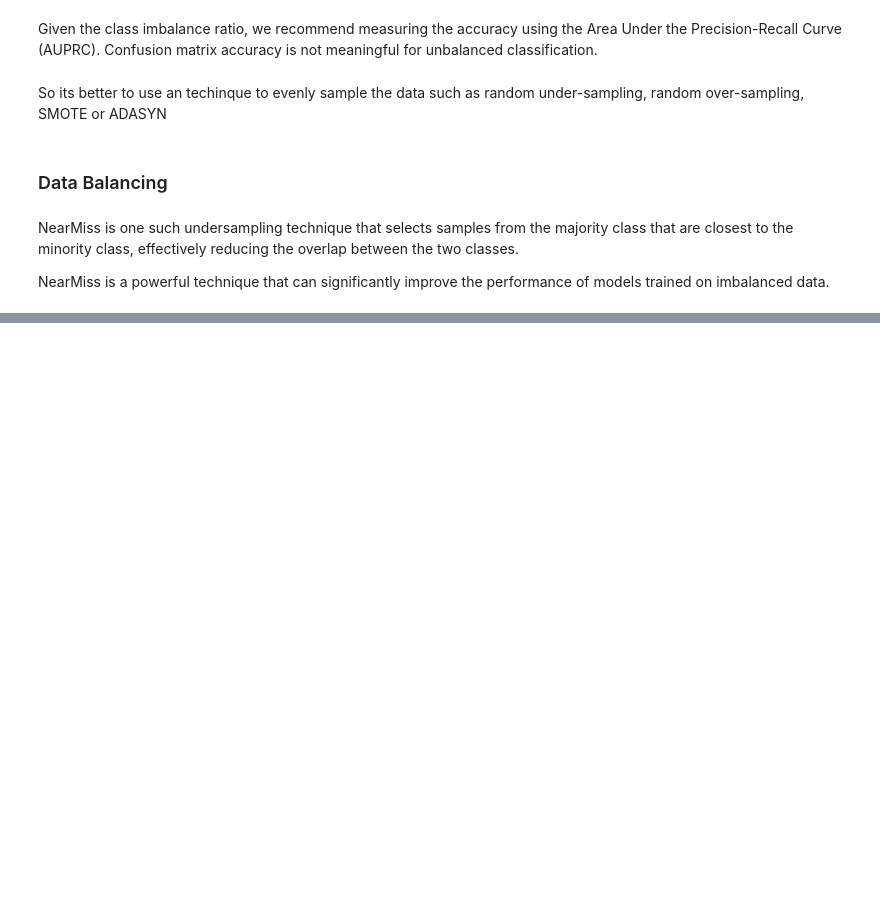
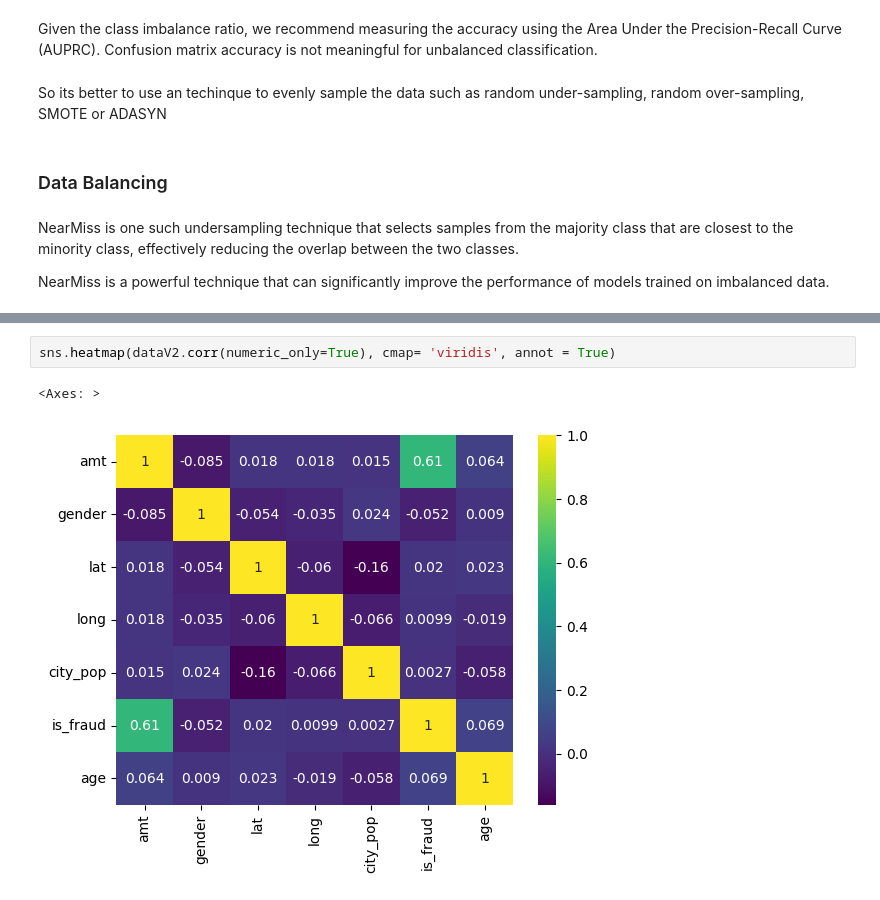
Before and after one commit to ZERO-legion5/KH004-RiskRadar, a Jupyter notebook: main.ipynb, the cells around one changed output, grey strips where cells are left out. Saved outputs shown, nothing was run; the diff lists cells and outputs as text; blank space fills up the shorter version.

```diff
--- a/main.ipynb
+++ b/main.ipynb
@@ -97,0 +266,5 @@ Name: Class, Length: 984, dtype: int64
+# %%
+sns.heatmap(dataV2.corr(numeric_only=True), cmap= 'viridis', annot = True)
+# %% [output]
+<Axes: >
+[figure, added]
```
Also changed, not shown: parts of 46 cells of this notebook, 1 other file.
